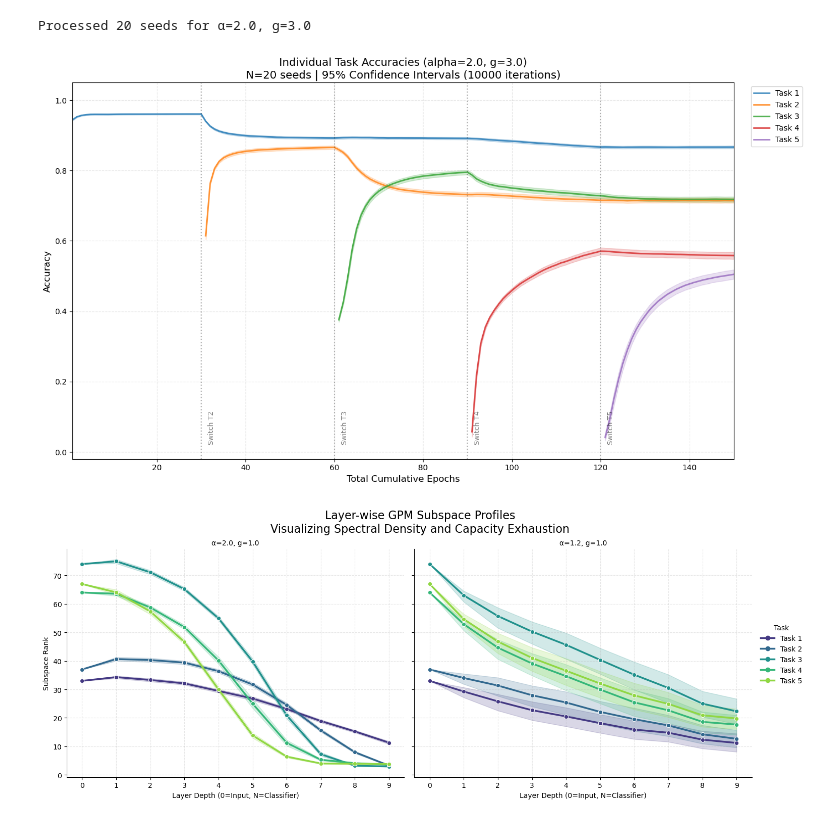
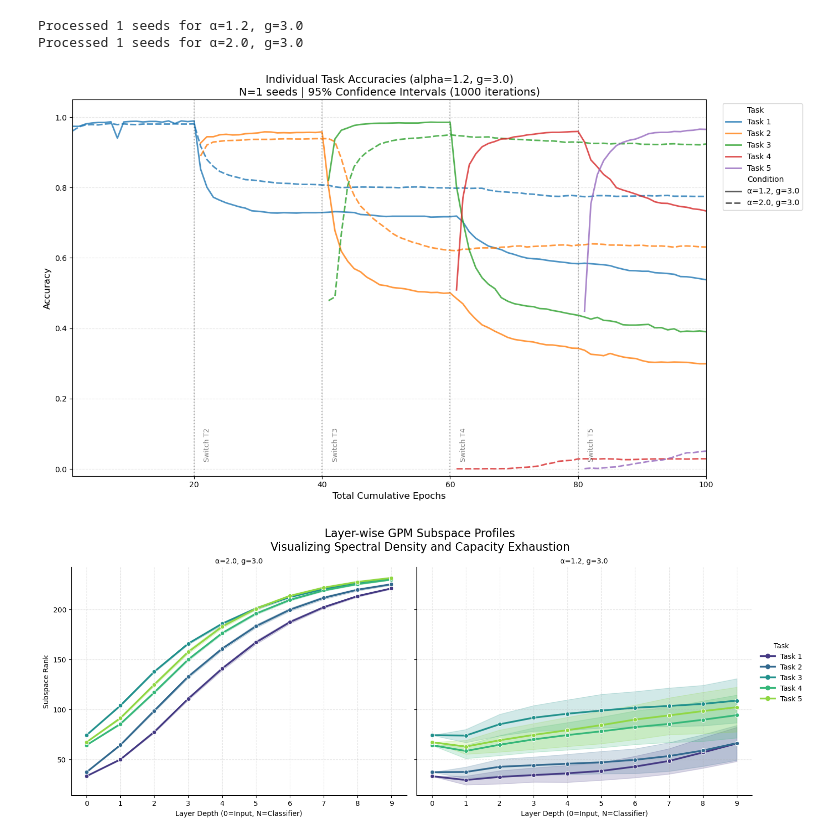
Before and after one commit to YiHaoFromEarth/ht-initialisation-dynamics, a Jupyter notebook: continual_learning/fashion_mnist.ipynb, the cells around one changed output. Cells and saved outputs as stored; diff of their text form; code cells hidden in the pictures.

```diff
--- a/continual_learning/fashion_mnist.ipynb
+++ b/continual_learning/fashion_mnist.ipynb
@@ -124,18 +55,18 @@ def apply_GPM_projection(linear_layers, feature_list):
 # --- 1. CONFIGURATION ---
 num_tasks = 5  # Standard for Split Fashion-MNIST (2 classes per task)
 seeds = [42]  # Multiple seeds for robustness
-alpha_list = [2.0, 1.8, 1.6, 1.4, 1.2, 1.0]
-g_list = [0.5, 1.0, 1.5, 2.0, 2.5, 3.0]
+alpha_list = [1.2]
+g_list = [3.0]
 depth = 9
-hidden_size = 784
+hidden_size = 256
 bias = False
 activation_name = "tanh"
 optimiser = "sgd"
-batch_size = 128
-lr = 1e-3
-epochs = 30
+batch_size = 64
+lr = 1e-2
+epochs = 20
 snapshot_epochs = [0, 14, 29]
-GPM_THRESHOLD = 0.97
+GPM_THRESHOLD = 0.99
 
 device = torch.device("cuda" if torch.cuda.is_available() else "cpu")
 
@@ -167,7 +98,7 @@ for seed in seeds:
     for alpha, g in itertools.product(alpha_list, g_list):
         set_seed(seed) # Assuming your set_seed function is defined globally
         run_name = f"split_fashion_alpha_{alpha}_g_{g}_lr_{lr}"
-        output_dir = Path(f"./sweep_fashion_gpm{GPM_THRESHOLD}_fc{depth+1}/{run_name}")
+        output_dir = Path(f"./results_fashion_gpm{GPM_THRESHOLD}_fc{depth+1}/{run_name}")
         output_dir.mkdir(parents=True, exist_ok=True)
 
         # Metadata Logging
@@ -221,9 +152,9 @@ for seed in seeds:
                     train_total += labels.size(0)
 
                 # Snapshot saving (Capturing first batch of current task)
-                # if epoch in snapshot_epochs:
-                #     save_physics_snapshot(model, curr_train_imgs[:batch_size],
-                #                         output_dir / "checkpoints", t_idx, epoch, alpha, g)
+                if epoch in snapshot_epochs:
+                    save_physics_snapshot(model, curr_train_imgs[:batch_size],
+                                        output_dir / "checkpoints", t_idx, epoch, alpha, g)
 
                 # Evaluation phase: Check current and all previous tasks
                 model.eval()
@@ -247,8 +178,8 @@ for seed in seeds:
                 results_history.append(epoch_metrics)
 
                 # Live tracking printout
-                # print(f"Ep {epoch+1:02d} | T1: {epoch_metrics['task_1_acc']:.4f} | "
-                #     f"Curr: {epoch_metrics[f'task_{t_idx+1}_acc']:.4f} | Loss: {epoch_metrics['train_loss']:.4f}")
+                print(f"Ep {epoch+1:02d} | T1: {epoch_metrics['task_1_acc']:.4f} | "
+                   f"Curr: {epoch_metrics[f'task_{t_idx+1}_acc']:.4f} | Loss: {epoch_metrics['train_loss']:.4f}")
 
             # --- AFTER TASK COMPLETION: UPDATE GPM MEMORY ---
             print(f"Updating GPM memory for Task {t_idx+1}...")
@@ -264,8 +195,8 @@ for seed in seeds:
                 results_history[-1]["total_rank_sum"] = sum(task_ranks)
 
             # Printout for immediate feedback
-            # for i, r in enumerate(task_ranks):
-            #     print(f"  Layer {i} Rank: {r}")
+            for i, r in enumerate(task_ranks):
+                print(f"  Layer {i} Rank: {r}")
 
         # Save and Cleanup
         df = pd.DataFrame(results_history)
@@ -387,7 +321,7 @@ import numpy as np
 from pathlib import Path
 
 # --- Configuration ---
-results_path = Path("./results_fashion_gpm0.97_fc10")
+results_path = Path("./results_fashion_gpm0.99_fc10")
 task_success_threshold = 0.50  # Ensure the model actually learned Task 1
 num_tasks = 5
 
@@ -487,14 +421,15 @@ def plot_individual_tasks_with_seeds(param_pairs, n_boot=1000):
 # --- Execution ---
 # Running for one condition at a time is clearest for individual curves
 comparison_list = [
-    #(1.2, 1.0, 0.001),
-    (2.0, 3.0, 0.001)
+    (1.2, 3.0, 0.01),
+    (2.0, 3.0, 0.01)
 ]
 
-plot_individual_tasks_with_seeds(comparison_list, n_boot=10000)
+plot_individual_tasks_with_seeds(comparison_list, n_boot=1000)
 # %% [output]
-Processed 20 seeds for α=2.0, g=3.0
+Processed 1 seeds for α=1.2, g=3.0
+Processed 1 seeds for α=2.0, g=3.0
-[figure, old version]
+[figure, new version]
 # %%
 import pandas as pd
 import seaborn as sns
@@ -568,34 +503,34 @@ def plot_layer_rank_profiles(param_pairs, n_boot=1000):
         marker="o",
         errorbar=("ci", 95),  # Show 95% CI across seeds
         n_boot=n_boot,       # Number of bootstrap iterations for CI
         linewidth=2.5,
         palette="viridis",
         height=6,
         aspect=1.2
     )
 
     # Formatting
     g.set_axis_labels("Layer Depth (0=Input, N=Classifier)", "Subspace Rank")
     g.set_titles("{col_name}")
 
     for ax in g.axes.flat:
         ax.grid(True, which='both', linestyle='--', alpha=0.3)
         ax.set_xticks(range(int(plot_df["Layer Depth"].max()) + 1))
         # Optional: Add a line for the maximum possible rank (hidden_size)
         # ax.axhline(y=784, color='red', linestyle=':', alpha=0.4, label="Saturation (784)")
 
     plt.subplots_adjust(top=0.85)
     g.fig.suptitle("Layer-wise GPM Subspace Profiles\n"
                    "Visualizing Spectral Density and Capacity Exhaustion", fontsize=16)
 
     plt.show()
 
 # --- Execution ---
 comparison_list = [
-    (2.0, 1.0, 0.001),
-    (1.2, 1.0, 0.001)
+    (2.0, 3.0, 0.001),
+    (1.2, 3.0, 0.001)
 ]
 
-plot_layer_rank_profiles(comparison_list, n_boot=10000)
+plot_layer_rank_profiles(comparison_list, n_boot=1000)
 # %% [output]
-[figure, old version]
+[figure, new version]
```
Also changed, not shown: parts of 3 cells of this notebook, 48 other files.
